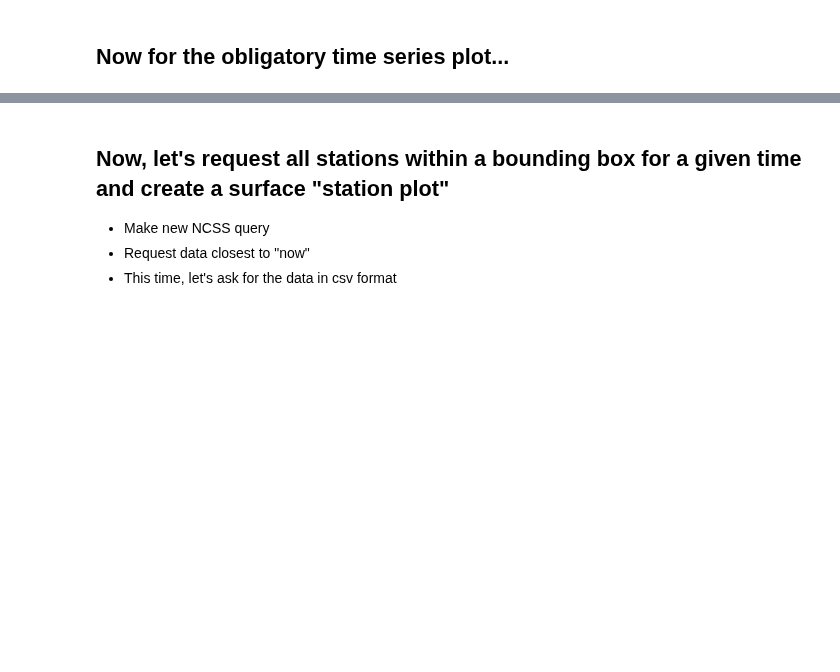
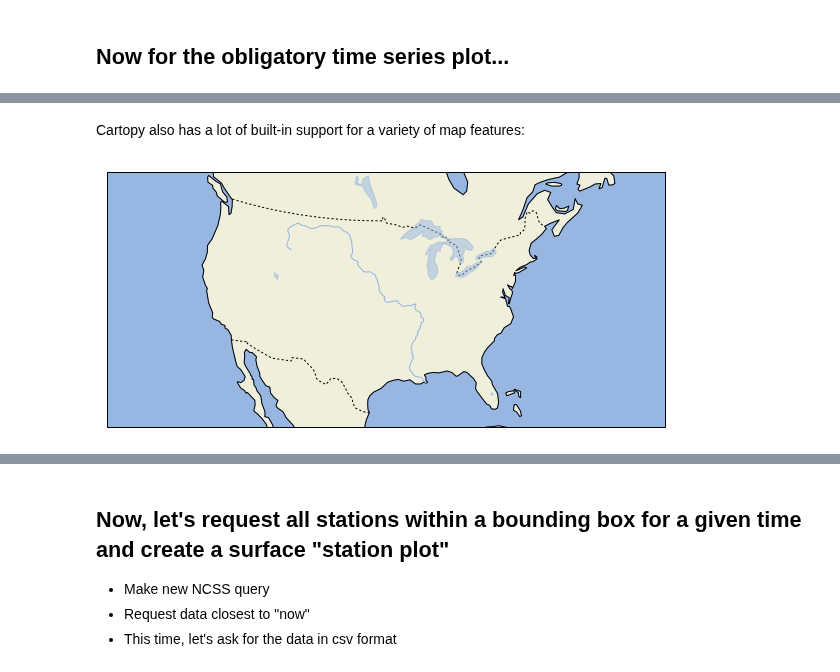
Before and after one commit to Unidata/python-workshop, a Jupyter notebook: notebooks/Surface Data with Siphon and MetPy.ipynb, the cells around one changed output, grey strips where cells are left out. Drawn from its saved outputs; the diff is of its cells as text; code cells hidden in the pictures; blank space fills up the shorter version.

```diff
--- a/notebooks/Surface Data with Siphon and MetPy.ipynb
+++ b/notebooks/Surface Data with Siphon and MetPy.ipynb
@@ -258,0 +207,23 @@ Time to make your own meteogram:
+# %% [markdown]
+Cartopy also has a lot of built-in support for a variety of map features:
+# %%
+# import cartopy's collection of map features
+import cartopy.feature as cfeat
+
+fig = plt.figure(figsize=(10, 8))
+ax = fig.add_subplot(1, 1, 1, projection=ccrs.LambertConformal())
+
+# Add variety of features
+ax.add_feature(cfeat.LAND)
+ax.add_feature(cfeat.OCEAN)
+ax.add_feature(cfeat.COASTLINE)
+
+# Can also supply matplotlib kwargs
+ax.add_feature(cfeat.BORDERS, linestyle=':')
+ax.add_feature(cfeat.LAKES, alpha=0.5)
+ax.add_feature(cfeat.RIVERS)
+
+# Set limits in lat/lon space
+ax.set_extent([-130, -60, 20, 50])
+# %% [output]
+[figure, added]
```
Also changed, not shown: parts of 72 cells of this notebook, 1 other file.
